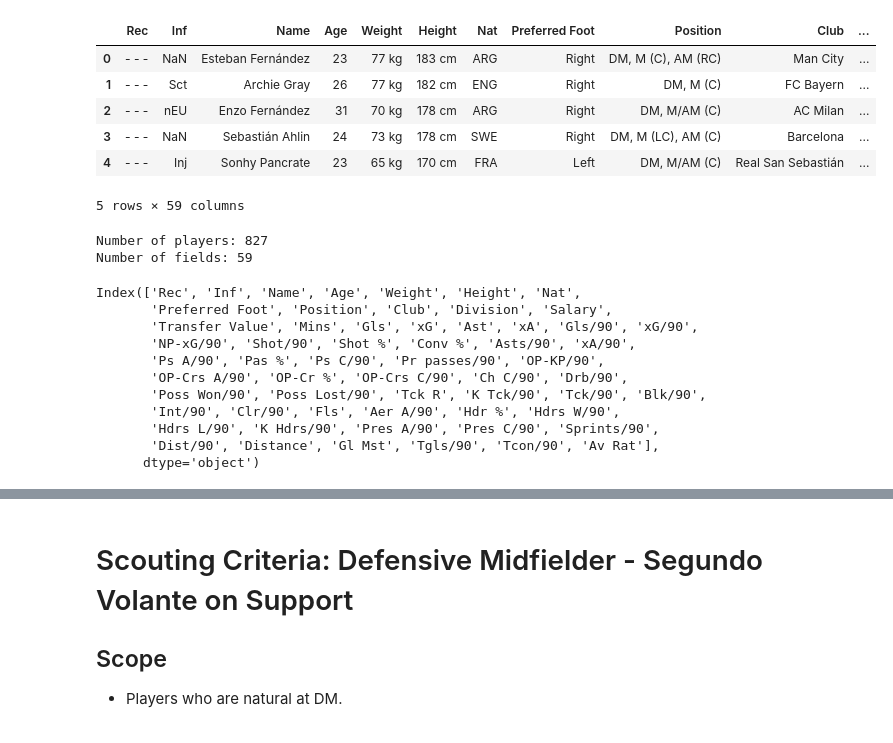
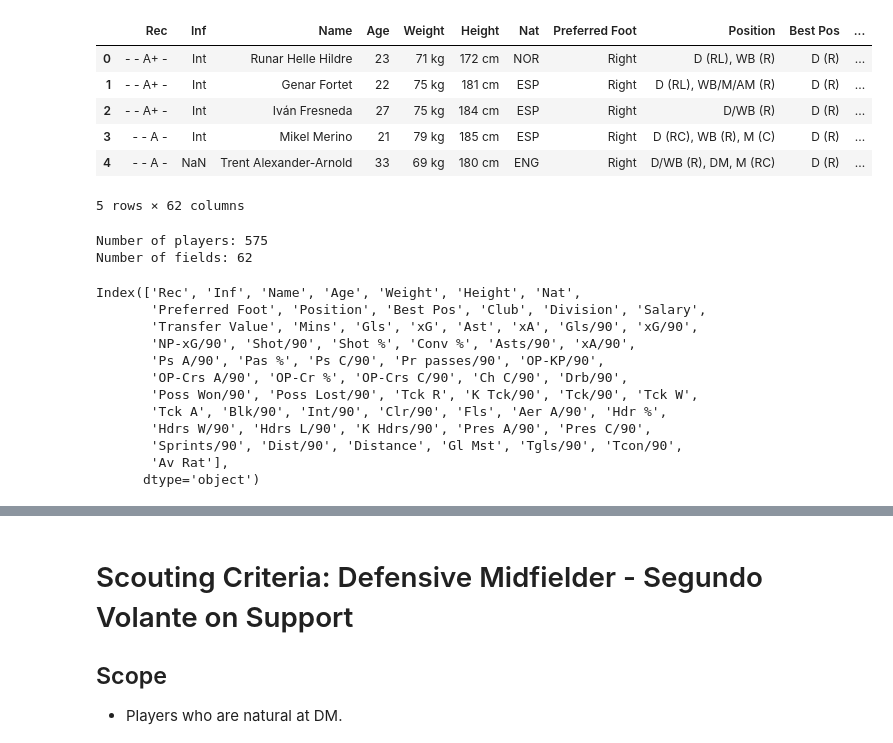
Before and after one commit to bachtran02/fm-data-analysis, a Jupyter notebook: main.ipynb, the cells around one changed output, grey strips where cells are left out. Drawn from its saved outputs; the diff is of its cells as text; code cells hidden in the pictures.

```diff
--- a/main.ipynb
+++ b/main.ipynb
@@ -23,39 +23,42 @@ from highlight_text import fig_text
 # %matplotlib widget
 import ipywidgets as widgets
 # %%
-filepath = 'fm24-data/data/v2/top6_leagues_cdm.html'
+# filepath = 'fm24-data/data/v2/top6_leagues_cdm.html'
+# filepath = 'fm24-data/data/v2/top6_leagues_wingers.html'
+filepath = 'fm24-data/data/v2/top6_leagues_rb.html'
 
 dfs = pd.read_html(filepath, encoding='utf8')
 assert len(dfs) > 0
 df = dfs[0]
 df.head()
 # %% [output]
-|  | Rec | Inf | Name | Age | Weight | Height | Nat | Preferred Foot | Position | Club | ... |
-| 0 | - - - | NaN | Esteban Fernández | 23 | 77 kg | 183 cm | ARG | Right | DM, M (C), AM (RC) | Man City | ... |
-| 1 | - - - | Sct | Archie Gray | 26 | 77 kg | 182 cm | ENG | Right | DM, M (C) | FC Bayern | ... |
-| 2 | - - - | nEU | Enzo Fernández | 31 | 70 kg | 178 cm | ARG | Right | DM, M/AM (C) | AC Milan | ... |
-| 3 | - - - | NaN | Sebastián Ahlin | 24 | 73 kg | 178 cm | SWE | Right | DM, M (LC), AM (C) | Barcelona | ... |
-| 4 | - - - | Inj | Sonhy Pancrate | 23 | 65 kg | 170 cm | FRA | Left | DM, M/AM (C) | Real San Sebastián | ... |
+|  | Rec | Inf | Name | Age | Weight | Height | Nat | Preferred Foot | Position | Best Pos | ... |
+| 0 | - - A+ - | Int | Runar Helle Hildre | 23 | 71 kg | 172 cm | NOR | Right | D (RL), WB (R) | D (R) | ... |
+| 1 | - - A+ - | Int | Genar Fortet | 22 | 75 kg | 181 cm | ESP | Right | D (RL), WB/M/AM (R) | D (R) | ... |
+| 2 | - - A+ - | Int | Iván Fresneda | 27 | 75 kg | 184 cm | ESP | Right | D/WB (R) | D (R) | ... |
+| 3 | - - A - | Int | Mikel Merino | 21 | 79 kg | 185 cm | ESP | Right | D (RC), WB (R), M (C) | D (R) | ... |
+| 4 | - - A - | NaN | Trent Alexander-Arnold | 33 | 69 kg | 180 cm | ENG | Right | D/WB (R), DM, M (RC) | D (R) | ... |
-5 rows × 59 columns
+5 rows × 62 columns
 # %%
 print("Number of players:", df.shape[0])
 print("Number of fields:", df.shape[1])
 # %% [output]
-Number of players: 827
-Number of fields: 59
+Number of players: 575
+Number of fields: 62
 # %%
 print(df.columns)
 # %% [output]
 Index(['Rec', 'Inf', 'Name', 'Age', 'Weight', 'Height', 'Nat',
-       'Preferred Foot', 'Position', 'Club', 'Division', 'Salary',
+       'Preferred Foot', 'Position', 'Best Pos', 'Club', 'Division', 'Salary',
        'Transfer Value', 'Mins', 'Gls', 'xG', 'Ast', 'xA', 'Gls/90', 'xG/90',
        'NP-xG/90', 'Shot/90', 'Shot %', 'Conv %', 'Asts/90', 'xA/90',
        'Ps A/90', 'Pas %', 'Ps C/90', 'Pr passes/90', 'OP-KP/90',
        'OP-Crs A/90', 'OP-Cr %', 'OP-Crs C/90', 'Ch C/90', 'Drb/90',
-       'Poss Won/90', 'Poss Lost/90', 'Tck R', 'K Tck/90', 'Tck/90', 'Blk/90',
-       'Int/90', 'Clr/90', 'Fls', 'Aer A/90', 'Hdr %', 'Hdrs W/90',
-       'Hdrs L/90', 'K Hdrs/90', 'Pres A/90', 'Pres C/90', 'Sprints/90',
-       'Dist/90', 'Distance', 'Gl Mst', 'Tgls/90', 'Tcon/90', 'Av Rat'],
+       'Poss Won/90', 'Poss Lost/90', 'Tck R', 'K Tck/90', 'Tck/90', 'Tck W',
+       'Tck A', 'Blk/90', 'Int/90', 'Clr/90', 'Fls', 'Aer A/90', 'Hdr %',
+       'Hdrs W/90', 'Hdrs L/90', 'K Hdrs/90', 'Pres A/90', 'Pres C/90',
+       'Sprints/90', 'Dist/90', 'Distance', 'Gl Mst', 'Tgls/90', 'Tcon/90',
+       'Av Rat'],
       dtype='object')
 # %%
 # data processing
```
Also changed, not shown: parts of 20 cells of this notebook, 1 other file.
